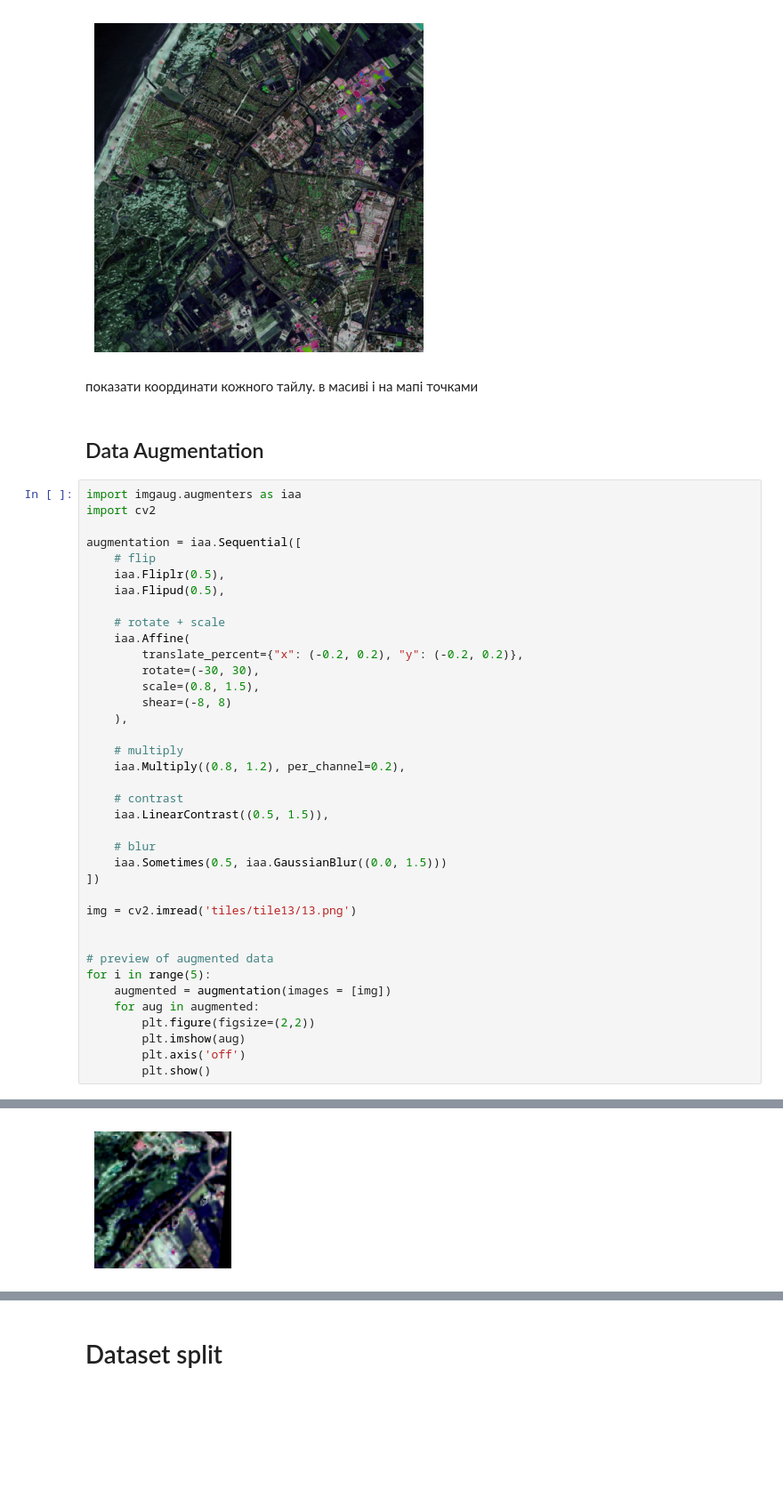
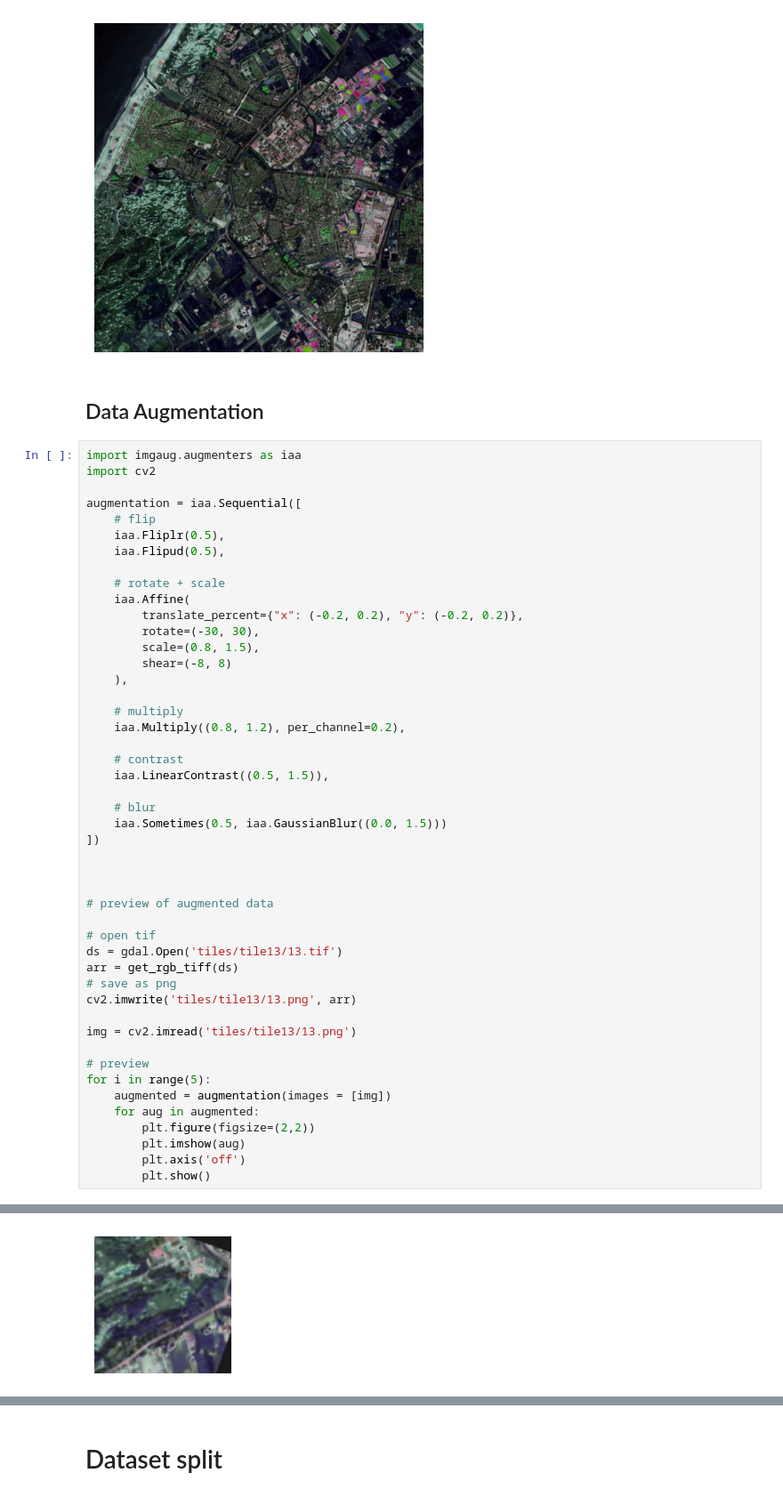
Before and after one commit to povstenko/UAV-navigation, a Jupyter notebook: uav_nav_notebook.ipynb, the cells around one changed output, grey strips where cells are left out. Shown at 89% size. Cells and saved outputs as stored; diff of their text form; blank space fills up the shorter version.

```diff
--- a/uav_nav_notebook.ipynb
+++ b/uav_nav_notebook.ipynb
@@ -335,8 +334,6 @@ plt.axis('off')
 plt.show()
 # %% [output]
 [figure]
-# %% [markdown]
-показати координати кожного тайлу. в масиві і на мапі точками
 # %% [markdown]
 ## Data Augmentation
 # %%
@@ -366,10 +363,19 @@ augmentation = iaa.Sequential([
     iaa.Sometimes(0.5, iaa.GaussianBlur((0.0, 1.5)))
 ])
 
-img = cv2.imread('tiles/tile13/13.png')
 
 
 # preview of augmented data
+
+# open tif
+ds = gdal.Open('tiles/tile13/13.tif')
+arr = get_rgb_tiff(ds)
+# save as png
+cv2.imwrite('tiles/tile13/13.png', arr)
+
+img = cv2.imread('tiles/tile13/13.png')
+
+# preview
 for i in range(5):
     augmented = augmentation(images = [img])
     for aug in augmented:
@@ -383 +389 @@ for i in range(5):
-[figure, old version]
+[figure, new version]
```
Also changed, not shown: parts of 18 cells of this notebook.
